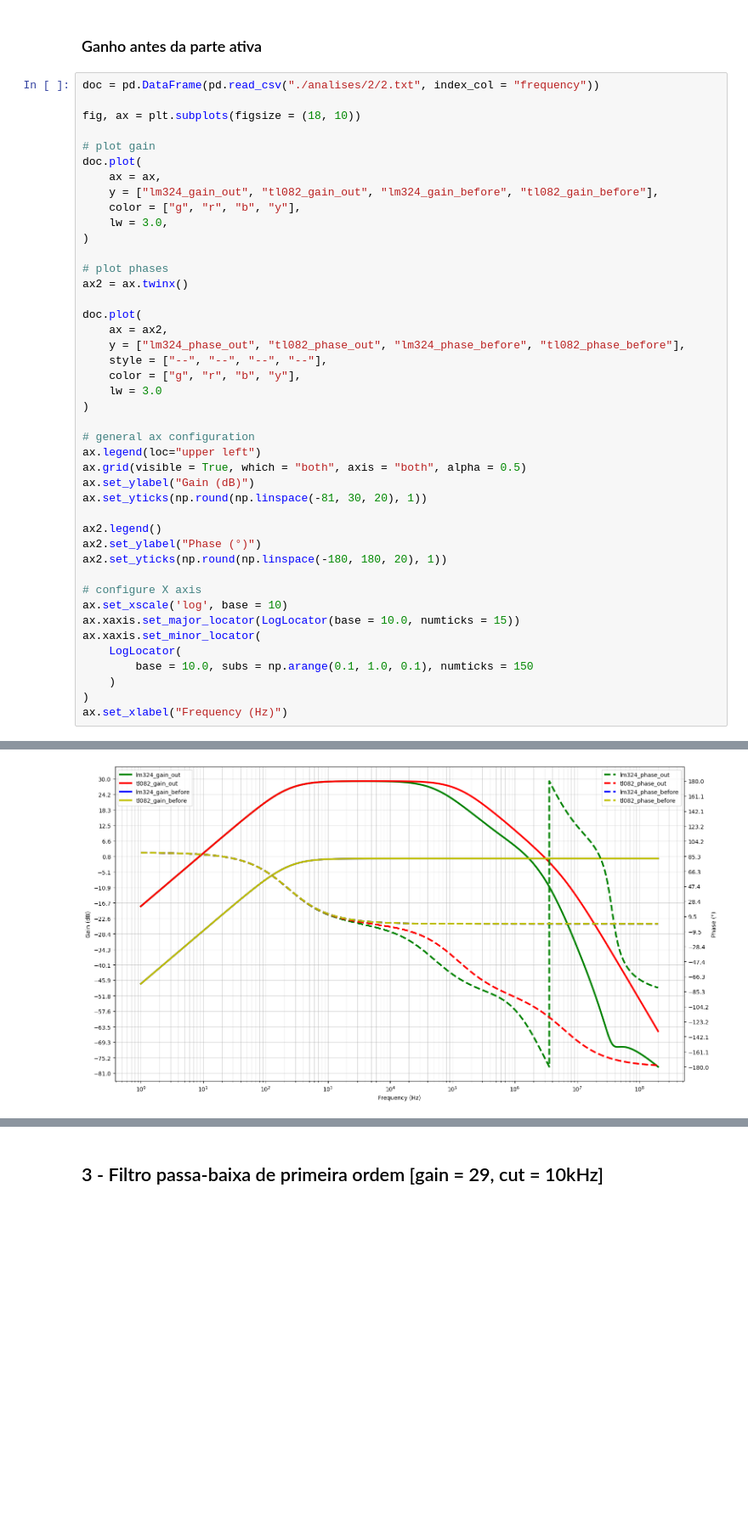
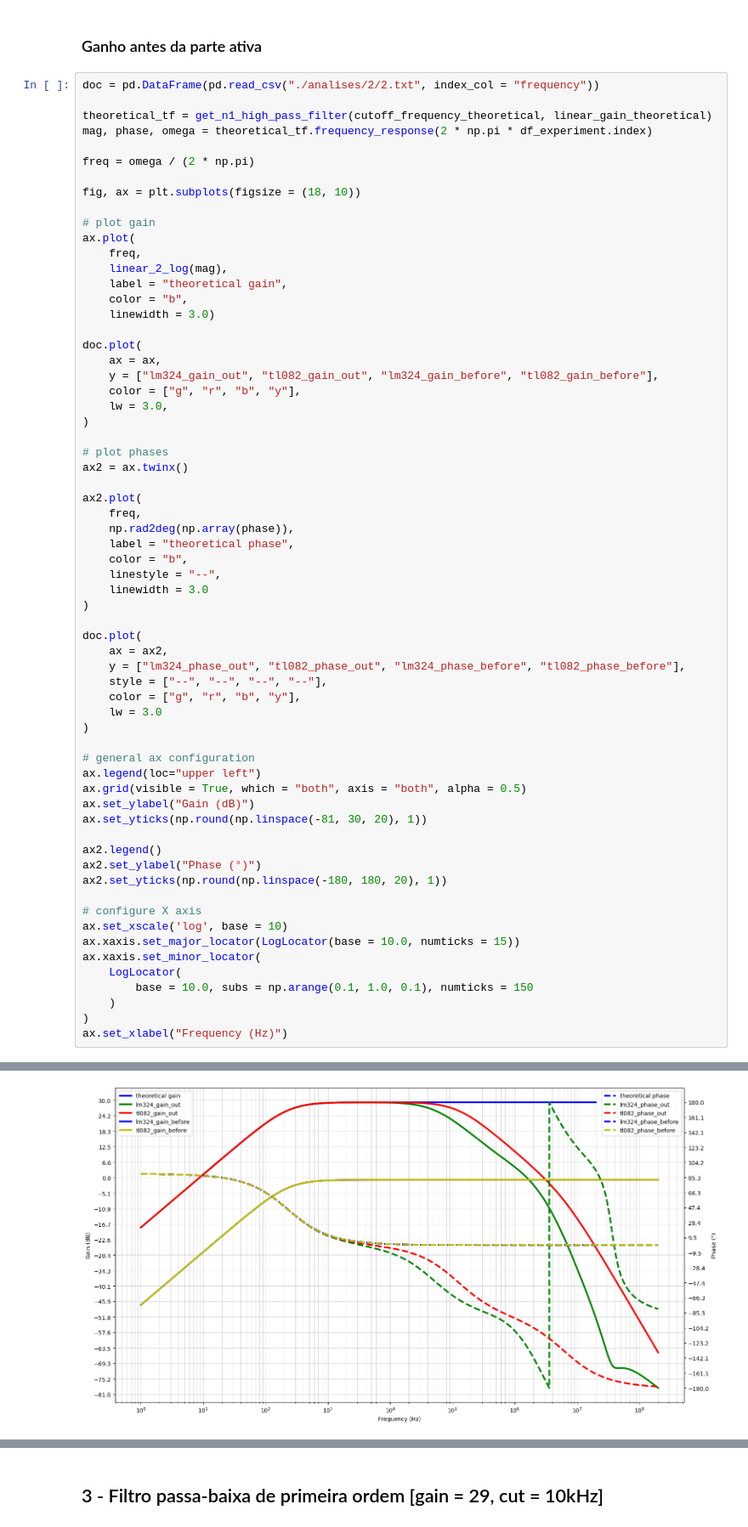
Before and after one commit to JoaoMario109/eletronica-3, a Jupyter notebook: atividade-1/analise1.ipynb, the cells around one changed output, grey strips where cells are left out. Shown at 85% size. Saved outputs shown, nothing was run; the diff lists cells and outputs as text; blank space fills up the shorter version.

Commit message:
adapt some prints and plots for better visualization in slides show

```diff
--- a/atividade-1/analise1.ipynb
+++ b/atividade-1/analise1.ipynb
@@ -1203,10 +1210,22 @@ Text(0.5, 0, 'Frequency (Hz)')
 ### Ganho antes da parte ativa
 # %%
 doc = pd.DataFrame(pd.read_csv("./analises/2/2.txt", index_col = "frequency"))
+
+theoretical_tf = get_n1_high_pass_filter(cutoff_frequency_theoretical, linear_gain_theoretical)
+mag, phase, omega = theoretical_tf.frequency_response(2 * np.pi * df_experiment.index)
+
+freq = omega / (2 * np.pi)
 
 fig, ax = plt.subplots(figsize = (18, 10))
 
 # plot gain
+ax.plot(
+	freq,
+	linear_2_log(mag),
+	label = "theoretical gain",
+	color = "b",
+	linewidth = 3.0)
+
 doc.plot(
 	ax = ax,
 	y = ["lm324_gain_out", "tl082_gain_out", "lm324_gain_before", "tl082_gain_before"],
@@ -1216,34 +1235,43 @@ doc.plot(
 
 # plot phases
 ax2 = ax.twinx()
+
+ax2.plot(
+	freq,
+	np.rad2deg(np.array(phase)),
+	label = "theoretical phase",
+	color = "b",
+	linestyle = "--",
+	linewidth = 3.0
+)
 
 doc.plot(
 	ax = ax2,
 	y = ["lm324_phase_out", "tl082_phase_out", "lm324_phase_before", "tl082_phase_before"],
 	style = ["--", "--", "--", "--"],
 	color = ["g", "r", "b", "y"],
 	lw = 3.0
 )
 
 # general ax configuration
 ax.legend(loc="upper left")
 ax.grid(visible = True, which = "both", axis = "both", alpha = 0.5)
 ax.set_ylabel("Gain (dB)")
 ax.set_yticks(np.round(np.linspace(-81, 30, 20), 1))
 
 ax2.legend()
 ax2.set_ylabel("Phase (°)")
 ax2.set_yticks(np.round(np.linspace(-180, 180, 20), 1))
 
 # configure X axis
 ax.set_xscale('log', base = 10)
 ax.xaxis.set_major_locator(LogLocator(base = 10.0, numticks = 15))
 ax.xaxis.set_minor_locator(
 	LogLocator(
 		base = 10.0, subs = np.arange(0.1, 1.0, 0.1), numticks = 150
 	)
 )
 ax.set_xlabel("Frequency (Hz)")
 # %% [output]
 Text(0.5, 0, 'Frequency (Hz)')
-[figure, old version]
+[figure, new version]
```
Also changed, not shown: parts of 9 cells of this notebook.
